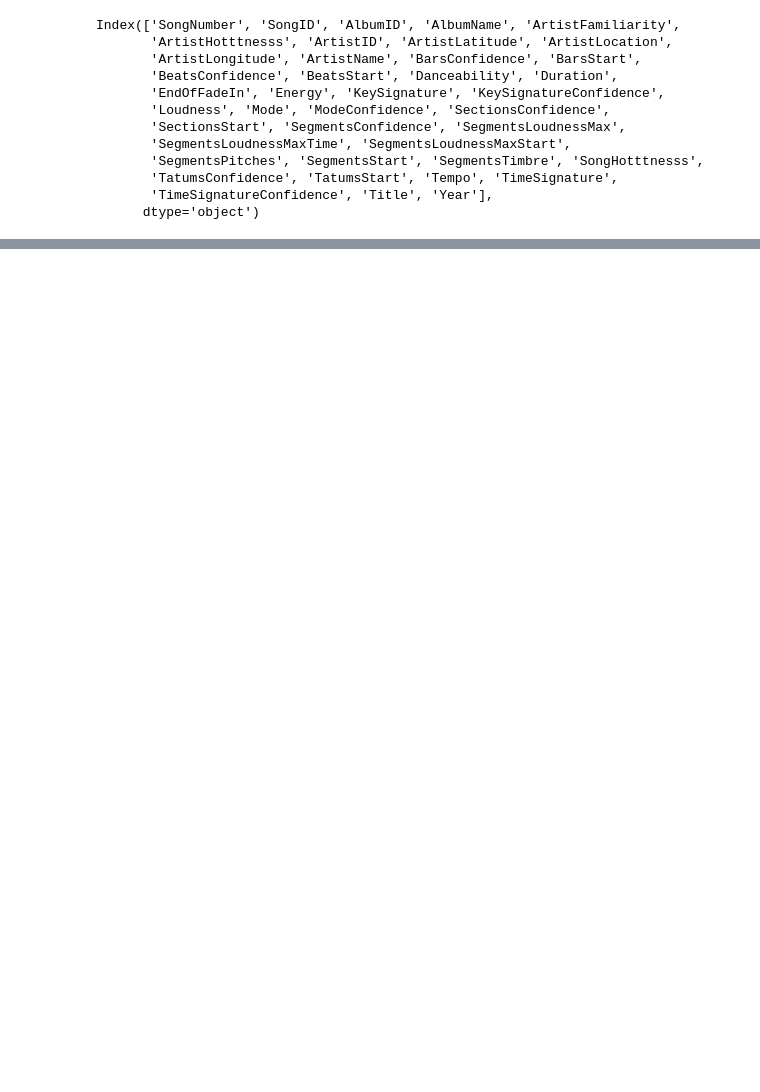
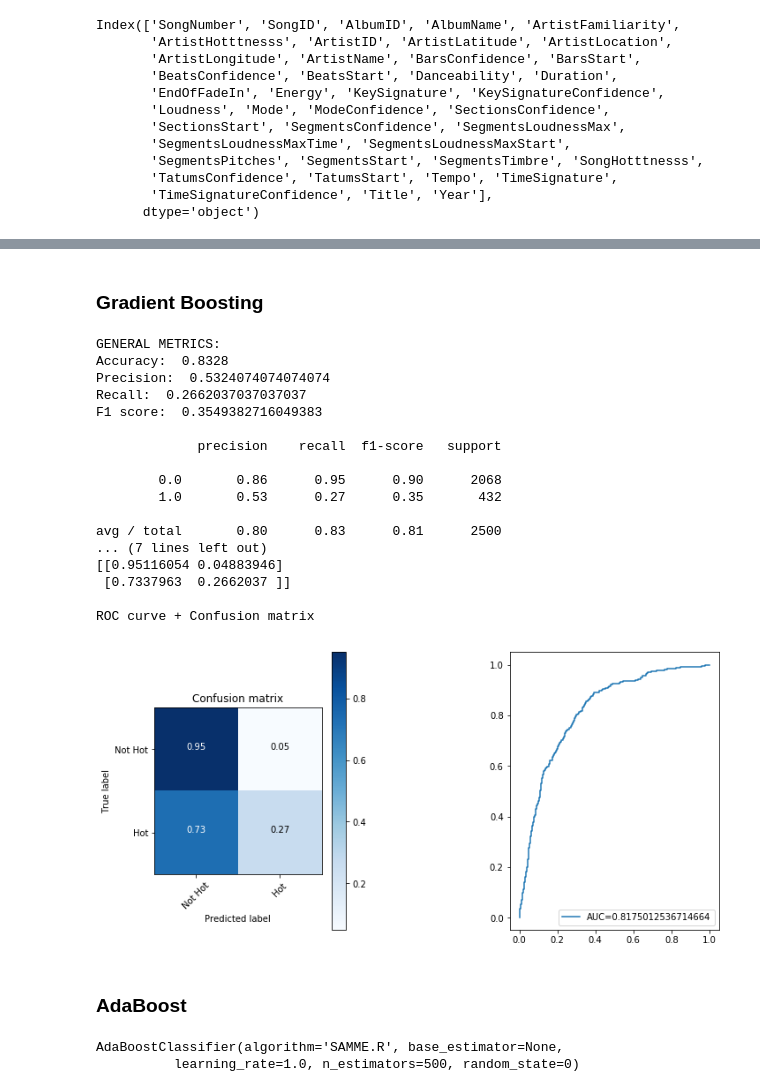
Before and after one commit to thefirebanks/SongPope, a Jupyter notebook: ensemble_learning_models.ipynb, the cells around one changed output, grey strips where cells are left out. Saved outputs shown, nothing was run; the diff lists cells and outputs as text; code cells hidden in the pictures; blank space fills up the shorter version.

```diff
--- a/ensemble_learning_models.ipynb
+++ b/ensemble_learning_models.ipynb
@@ -125,0 +299,2 @@ X_train, X_test, y_train, y_test = train_test_split(X, y, test_size=0.33, random
+# %% [markdown]
+### Gradient Boosting
@@ -125,0 +303,33 @@ X_train, X_test, y_train, y_test = train_test_split(X, y, test_size=0.33, random
+# %%
+gb = GradientBoostingClassifier(random_state=42)#(n_estimators=500, random_state=0, max_depth=8)
+# gb.fit(X_train, y_train)
+# %%
+# Experimenting with params
+gb_params = {"criterion": ["friedman_mse", "mse"], "learning_rate":[0.001, 0.01, 0.1],
+             "max_depth":list(range(3,16,2)), "min_samples_split":list(range(2, 100, 3)),
+             "n_estimators":list(range(100, 1000, 200)), "max_features":list(range(1,X_train.shape[1]))}
+
+gs_gb = GridSearchCV(gb, param_grid=gb_params, cv=10, scoring="f1")
+# %%
+gs_gb.fit(X_train, y_train)
+# %%
+gsgb_preds = test_classifier(gs_gb, X_test, y_test, grid_search=True)
+# %% [output]
+GENERAL METRICS:
+Accuracy:  0.8328
+Precision:  0.5324074074074074
+Recall:  0.2662037037037037
+F1 score:  0.3549382716049383
+
+             precision    recall  f1-score   support
+
+        0.0       0.86      0.95      0.90      2068
+        1.0       0.53      0.27      0.35       432
+
+avg / total       0.80      0.83      0.81      2500
+... (7 lines left out)
+[[0.95116054 0.04883946]
+ [0.7337963  0.2662037 ]]
+
+ROC curve + Confusion matrix
+[figure, added]
@@ -125,0 +338,2 @@ X_train, X_test, y_train, y_test = train_test_split(X, y, test_size=0.33, random
+# %% [markdown]
+### AdaBoost
@@ -125,0 +342,6 @@ X_train, X_test, y_train, y_test = train_test_split(X, y, test_size=0.33, random
+# %%
+ab = AdaBoostClassifier(n_estimators=500, random_state=0)
+ab.fit(X_train, y_train)
+# %% [output]
+AdaBoostClassifier(algorithm='SAMME.R', base_estimator=None,
+          learning_rate=1.0, n_estimators=500, random_state=0)
```
Also changed, not shown: parts of 35 cells of this notebook.
